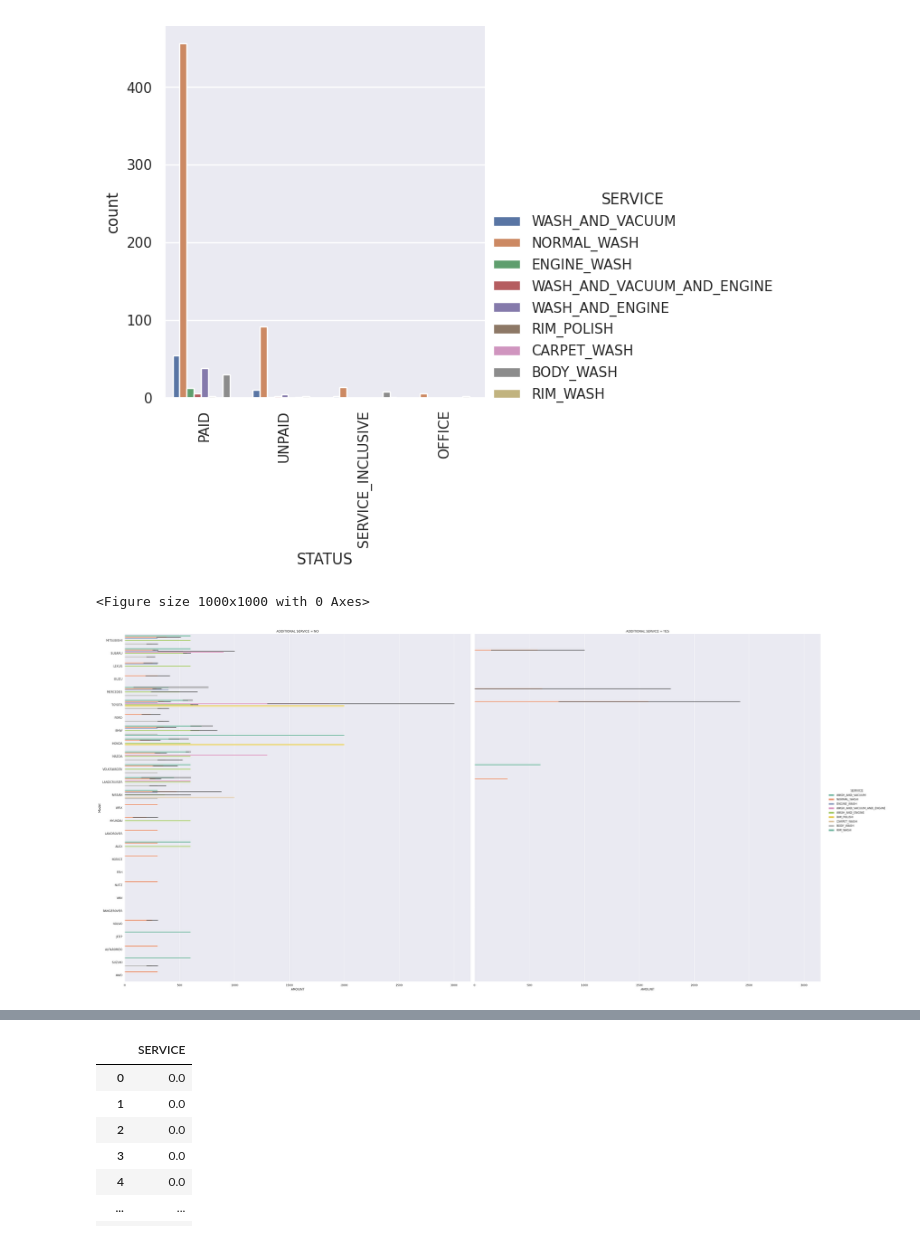
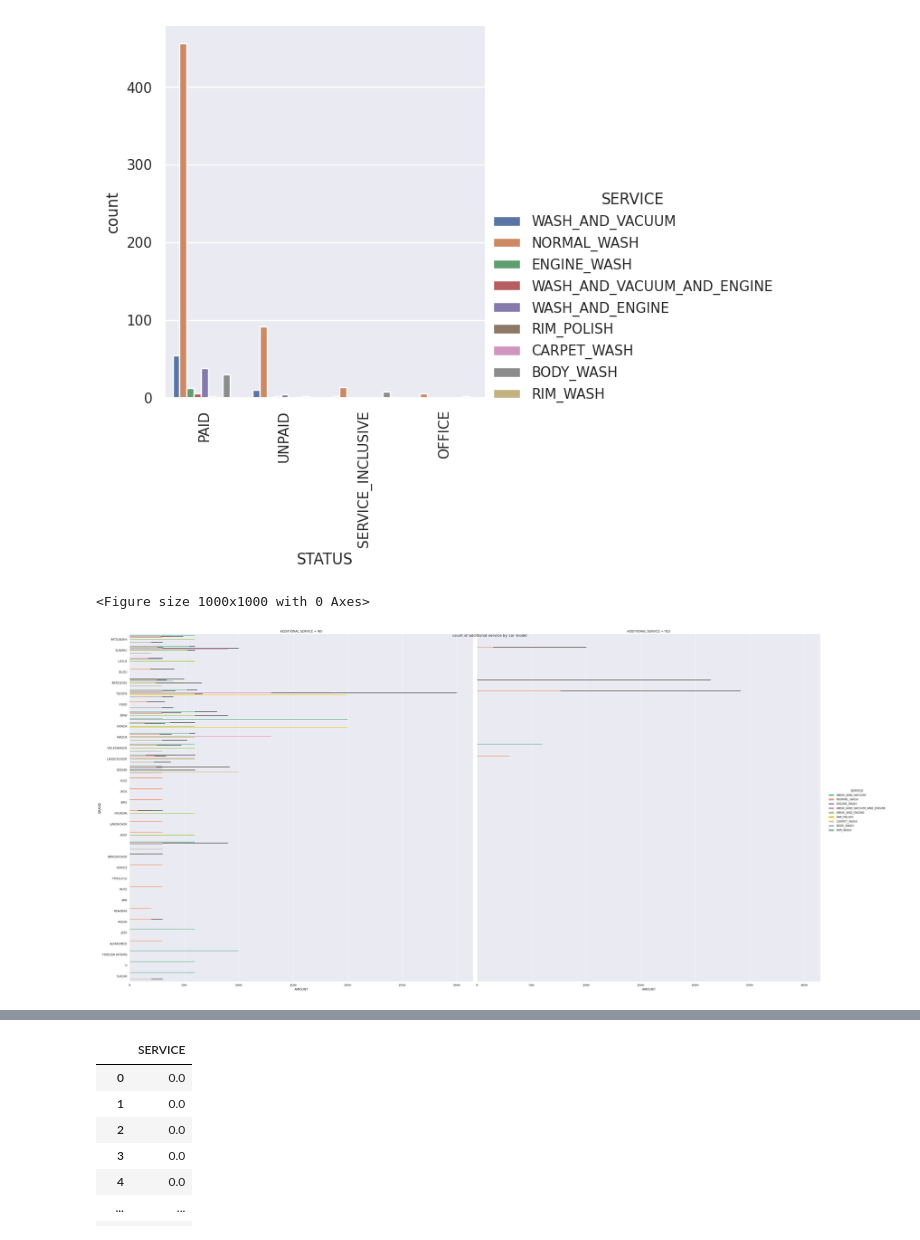
Before and after one commit to Nyakiamo-Samuel/CAR-WASH, a Jupyter notebook: Car_Wash_EDA.ipynb, the cells around one changed output, grey strips where cells are left out. Saved outputs shown, nothing was run; the diff lists cells and outputs as text; code cells hidden in the pictures.

```diff
--- a/Car_Wash_EDA.ipynb
+++ b/Car_Wash_EDA.ipynb
@@ -1000,6 +1182,0 @@ car_wash_1["Model"].replace(aidi, "AUDI", inplace=True)
-# %%
-landrover=["DISCOVERY", "Landrover", "Discovery"]
-car_wash_1['Model'].replace(landrover, "LANDROVER", inplace=True)
-# %%
-car_wash_1['Model'][car_wash_1['Model']=="Swift"]="SUZUKI"
-car_wash_1["Model"][car_wash_1["Model"]=="Suzuki"]="SUZUKI"
@@ -1098,4 +1277,4 @@ car_wash_1.sample(10)
 # %%
-data=car_wash_1[["Model", "STATUS", "SERVICE", "ADDITIONAL SERVICE", "AMOUNT", "BALANCE"]]
+data=car_wash_1.copy()
 data.sample(10)
 # %% [output]
@@ -1127,6 +1313,6 @@ data.isnull().sum()
 dtype: int64
 # %%
-data['Model'].fillna(method='ffill', inplace=True)
+data.fillna(method='ffill', inplace=True)
 # %%
 data['ADDITIONAL SERVICE'].unique()
 # %% [output]
@@ -1229,12 +1434,14 @@ plt.show()
 [figure]
 # %%
 plt.figure(figsize=(10,10))
-_count_=sb.catplot(data=data, hue="SERVICE", col='ADDITIONAL SERVICE', x='AMOUNT', kind='bar', y='Model', height=20, palette='Set2')
-_count_.set_yticklabels(labels=list(data['Model'].unique()), rotation=0)
+_count_=sb.catplot(data=data, hue="SERVICE", col='ADDITIONAL SERVICE', x='AMOUNT', kind='bar', y='BRAND', height=20, palette='Set2')
+_count_.set_yticklabels(labels=list(data['BRAND'].unique()), rotation=0)
+plt.suptitle('count of additional service by car model')
+plt.savefig('count.jpeg', dpi=300)
 plt.show()
 # %% [output]
 <Figure size 1000x1000 with 0 Axes>
-[figure, old version]
+[figure, new version]
 # %%
 data.head().style.background_gradient(cmap='Reds')
 # %% [output]
```
Also changed, not shown: parts of 115 cells of this notebook.
